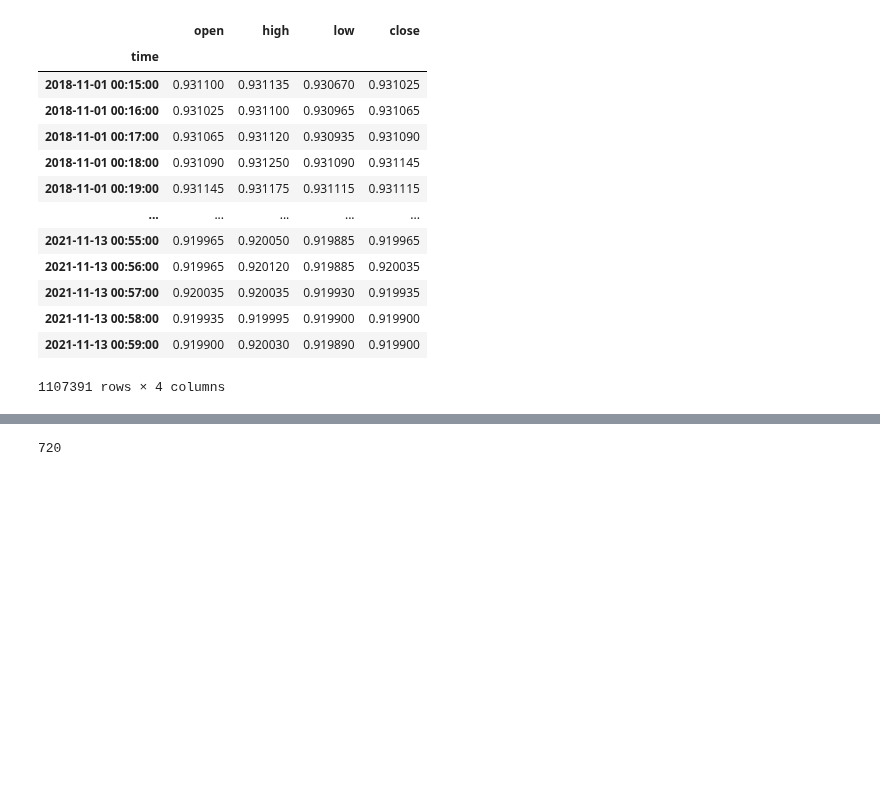
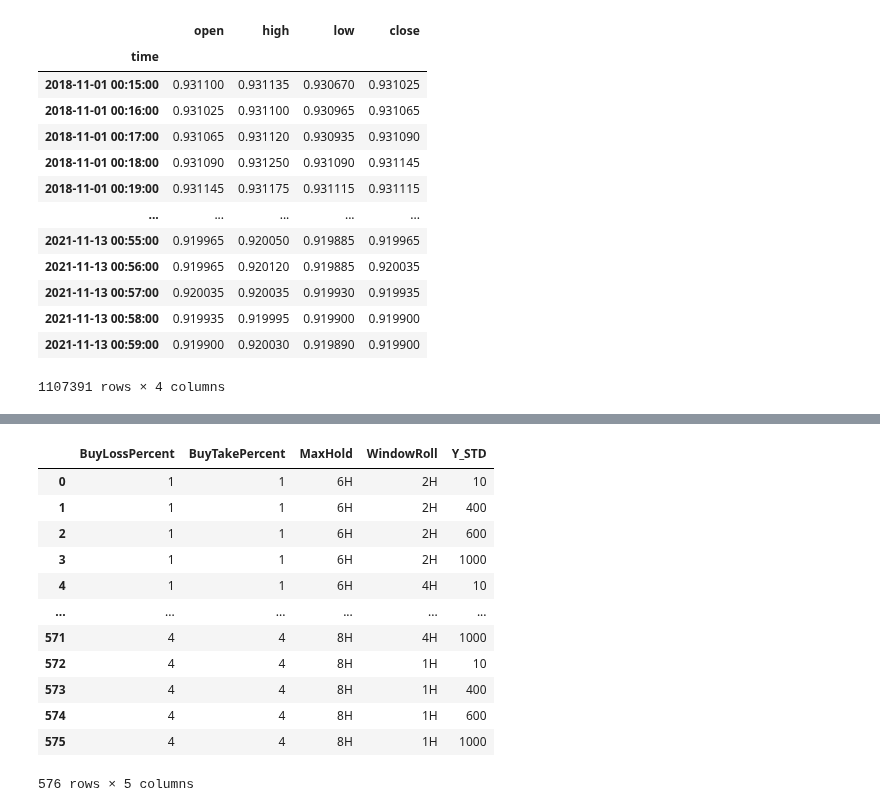
Before and after one commit to Molozey/algo-andrii, a Jupyter notebook: Andrii/Dir_Task_JAN_FEB/MR_Strategy.ipynb, the cells around one changed output, grey strips where cells are left out. Drawn from its saved outputs; the diff is of its cells as text; code cells hidden in the pictures; blank space fills up the shorter version.

```diff
--- a/Andrii/Dir_Task_JAN_FEB/MR_Strategy.ipynb
+++ b/Andrii/Dir_Task_JAN_FEB/MR_Strategy.ipynb
@@ -459,6 +308,17 @@ KeyboardInterrupt:
-# %%
-
-time_barrier_param = int(pd.Timedelta('4H') / pd.Timedelta('1T')) + int(pd.Timedelta('8H') / pd.Timedelta('1T'))
-time_barrier_param
-# %% [output]
-720
+# %%
+# ret_df.groupby(by='Markdown').Profit.mean() / 100_000
+pd.DataFrame(grid)
+# %% [output]
+|  | BuyLossPercent | BuyTakePercent | MaxHold | WindowRoll | Y_STD |
+| 0 | 1 | 1 | 6H | 2H | 10 |
+| 1 | 1 | 1 | 6H | 2H | 400 |
+| 2 | 1 | 1 | 6H | 2H | 600 |
+| 3 | 1 | 1 | 6H | 2H | 1000 |
+| 4 | 1 | 1 | 6H | 4H | 10 |
+| ... | ... | ... | ... | ... | ... |
+| 571 | 4 | 4 | 8H | 4H | 1000 |
+| 572 | 4 | 4 | 8H | 1H | 10 |
+| 573 | 4 | 4 | 8H | 1H | 400 |
+| 574 | 4 | 4 | 8H | 1H | 600 |
+| 575 | 4 | 4 | 8H | 1H | 1000 |
+576 rows × 5 columns
```
Also changed, not shown: parts of 10 cells of this notebook.
